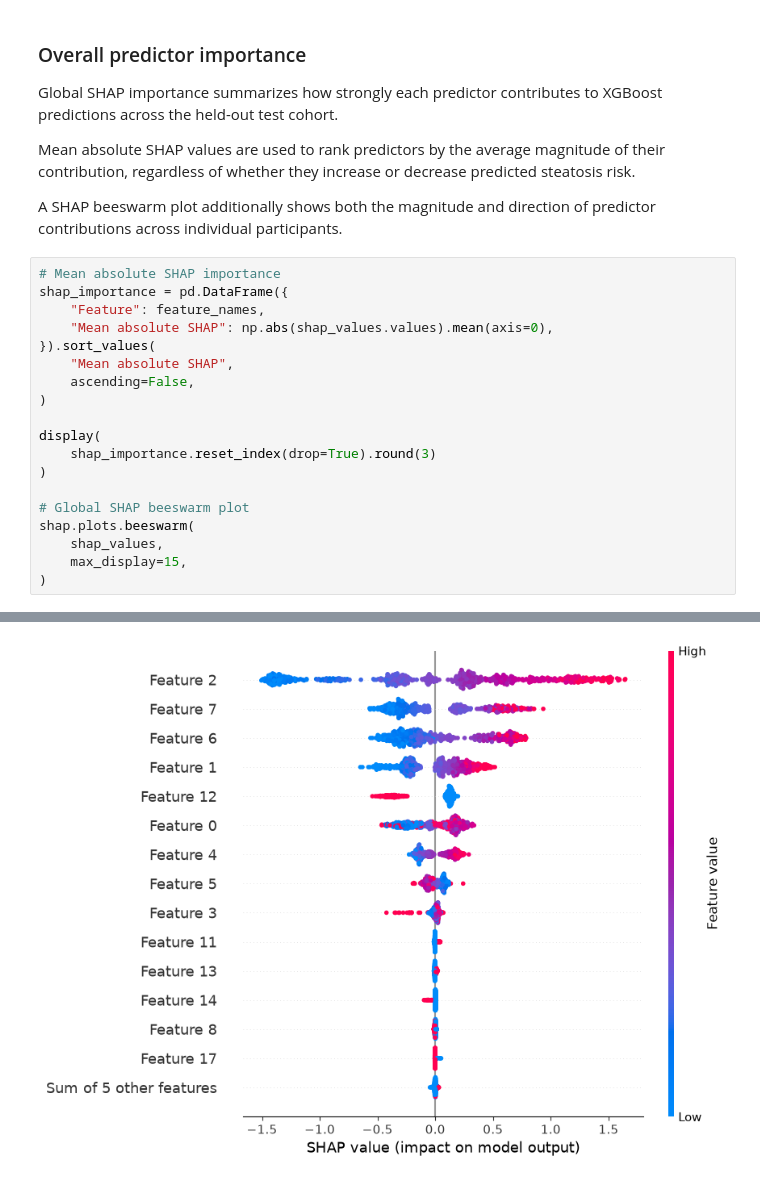
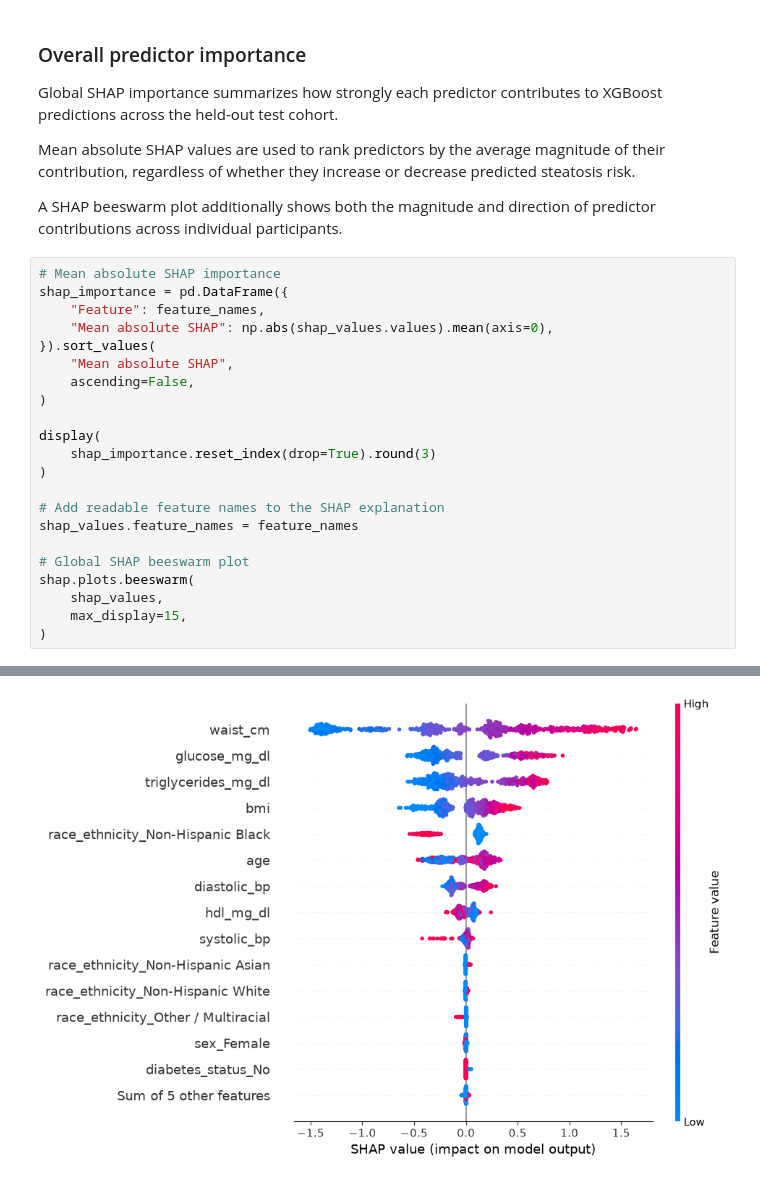
Before and after one commit to AryanSaraf/nhanes-steatosis, a Jupyter notebook: notebooks/04-evaluation-interpretation.ipynb, the cells around one changed output, grey strips where cells are left out. Saved outputs shown, nothing was run; the diff lists cells and outputs as text.

```diff
--- a/notebooks/04-evaluation-interpretation.ipynb
+++ b/notebooks/04-evaluation-interpretation.ipynb
@@ -699,32 +699,35 @@ shap_importance = pd.DataFrame({
     ascending=False,
 )
 
 display(
     shap_importance.reset_index(drop=True).round(3)
 )
 
+# Add readable feature names to the SHAP explanation
+shap_values.feature_names = feature_names
+
 # Global SHAP beeswarm plot
 shap.plots.beeswarm(
     shap_values,
     max_display=15,
 )
 # %% [output]
 |  | Feature | Mean absolute SHAP |
 | 0 | waist_cm | 0.735 |
 | 1 | glucose_mg_dl | 0.350 |
 | 2 | triglycerides_mg_dl | 0.329 |
 | 3 | bmi | 0.225 |
 | 4 | race_ethnicity_Non-Hispanic Black | 0.192 |
 | 5 | age | 0.182 |
 | 6 | diastolic_bp | 0.135 |
 | 7 | hdl_mg_dl | 0.059 |
 | 8 | systolic_bp | 0.024 |
 | 9 | race_ethnicity_Non-Hispanic Asian | 0.006 |
 | ... | ... | ... |
 | 14 | diabetes_status_Yes | 0.003 |
 | 15 | sex_Male | 0.002 |
 | 16 | race_ethnicity_Other Hispanic | 0.002 |
 | 17 | race_ethnicity_Mexican American | 0.002 |
 | 18 | diabetes_status_Borderline | 0.001 |
-[figure, old version]
+[figure, new version]
 # %% [markdown]
```
Also changed, not shown: parts of 5 cells of this notebook.
